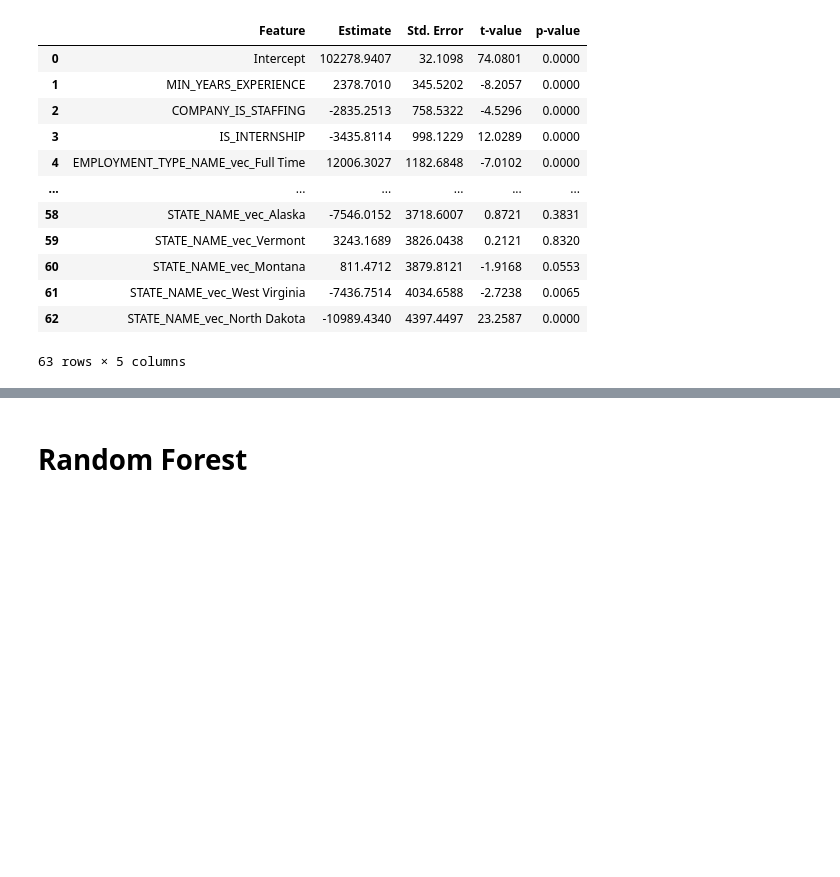
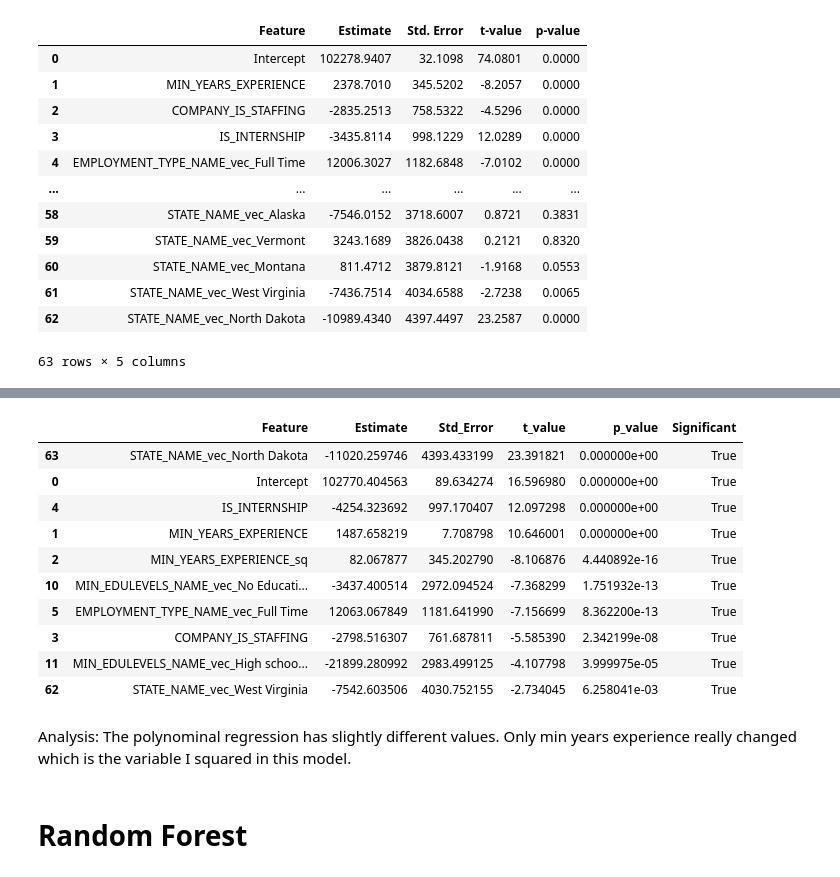
Before and after one commit to met-ad-688/assignment-04-cosull93, a Jupyter notebook: assignment04-cosull93.ipynb, the cells around one changed output, grey strips where cells are left out. Cells and saved outputs as stored; diff of their text form; code cells hidden in the pictures; blank space fills up the shorter version.

Commit message:
poly regression

```diff
--- a/assignment04-cosull93.ipynb
+++ b/assignment04-cosull93.ipynb
@@ -298,0 +336,3 @@ summary_df
+# %%
+#Test Train Split
+train_poly_data, test_poly_data = poly_data.randomSplit([0.8, 0.2], seed=45)
@@ -298,0 +376,17 @@ summary_df
+# %%
+poly_feature_names = poly_yrs_summary._call_java("featureNames")
+poly_features = ["Intercept"] + poly_feature_names
+poly_coefs = [poly_yrs_model.intercept] + list(poly_yrs_model.coefficients)
+poly_se = list(poly_yrs_summary.coefficientStandardErrors)
+poly_t_values = list(poly_yrs_summary.tValues)
+poly_p_values = list(poly_yrs_summary.pValues)
+
+poly_summary_df = pd.DataFrame({
+    "Feature": poly_features,
+    "Estimate": [f"{v:.4f}" if v is not None else None for v in poly_coefs],
+    "Std. Error": [f"{v:.4f}" if v is not None else None for v in poly_se],
+    "t-value": [f"{v:.4f}" if v is not None else None for v in poly_t_values],
+    "p-value": [f"{v:.4f}" if v is not None else None for v in poly_p_values]
+})
+poly_summary_df.to_csv("output/poly_model_summary.csv", index=False)
+poly_summary_df
@@ -299,2 +407,32 @@ summary_df
+# %%
+#Create a numeric summary DataFrame for further analysis
+poly_summary_numeric = pd.DataFrame({
+    "Feature": poly_features,
+    "Estimate": poly_coefs,
+    "Std_Error": poly_se,
+    "t_value": poly_t_values,
+    "p_value": poly_p_values
+})
+
+# Add significance flag
+poly_summary_numeric["Significant"] = poly_summary_numeric["p_value"] < 0.05
+
+# Sort by absolute t-value
+poly_summary_numeric = poly_summary_numeric.reindex(poly_summary_numeric["t_value"].abs().sort_values(ascending=False).index)
+poly_summary_numeric.head(10)
+# %% [output]
+|  | Feature | Estimate | Std_Error | t_value | p_value | Significant |
+| 63 | STATE_NAME_vec_North Dakota | -11020.259746 | 4393.433199 | 23.391821 | 0.000000e+00 | True |
+| 0 | Intercept | 102770.404563 | 89.634274 | 16.596980 | 0.000000e+00 | True |
+| 4 | IS_INTERNSHIP | -4254.323692 | 997.170407 | 12.097298 | 0.000000e+00 | True |
+| 1 | MIN_YEARS_EXPERIENCE | 1487.658219 | 7.708798 | 10.646001 | 0.000000e+00 | True |
+| 2 | MIN_YEARS_EXPERIENCE_sq | 82.067877 | 345.202790 | -8.106876 | 4.440892e-16 | True |
+| 10 | MIN_EDULEVELS_NAME_vec_No Educati... | -3437.400514 | 2972.094524 | -7.368299 | 1.751932e-13 | True |
+| 5 | EMPLOYMENT_TYPE_NAME_vec_Full Time | 12063.067849 | 1181.641990 | -7.156699 | 8.362200e-13 | True |
+| 3 | COMPANY_IS_STAFFING | -2798.516307 | 761.687811 | -5.585390 | 2.342199e-08 | True |
+| 11 | MIN_EDULEVELS_NAME_vec_High schoo... | -21899.280992 | 2983.499125 | -4.107798 | 3.999975e-05 | True |
+| 62 | STATE_NAME_vec_West Virginia | -7542.603506 | 4030.752155 | -2.734045 | 6.258041e-03 | True |
+# %% [markdown]
+Analysis:  The polynominal regression has slightly different values.  Only min years experience really changed which is the variable I squared in this model.
 # %% [markdown]
 # Random Forest
```
Also changed, not shown: parts of 8 cells of this notebook, 1 other file.
